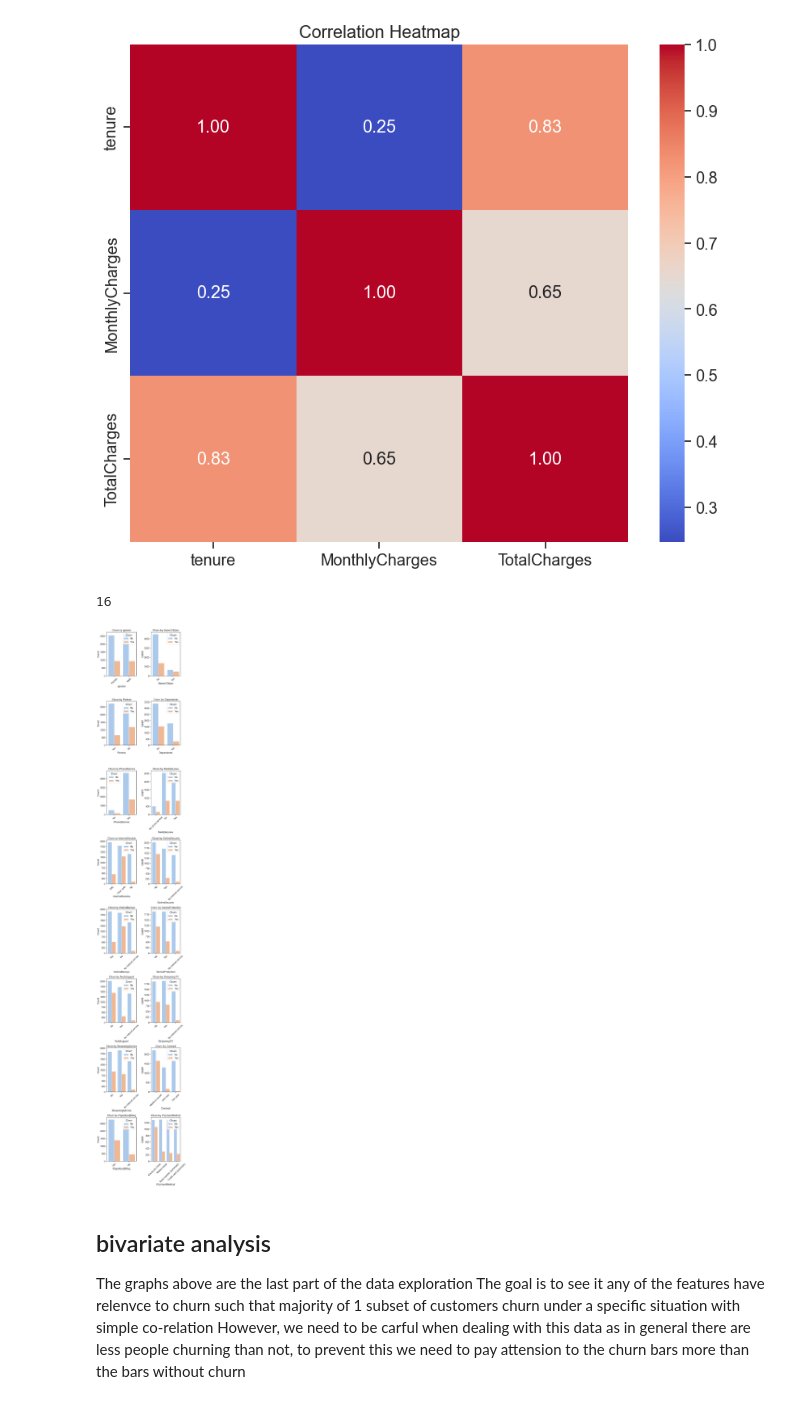
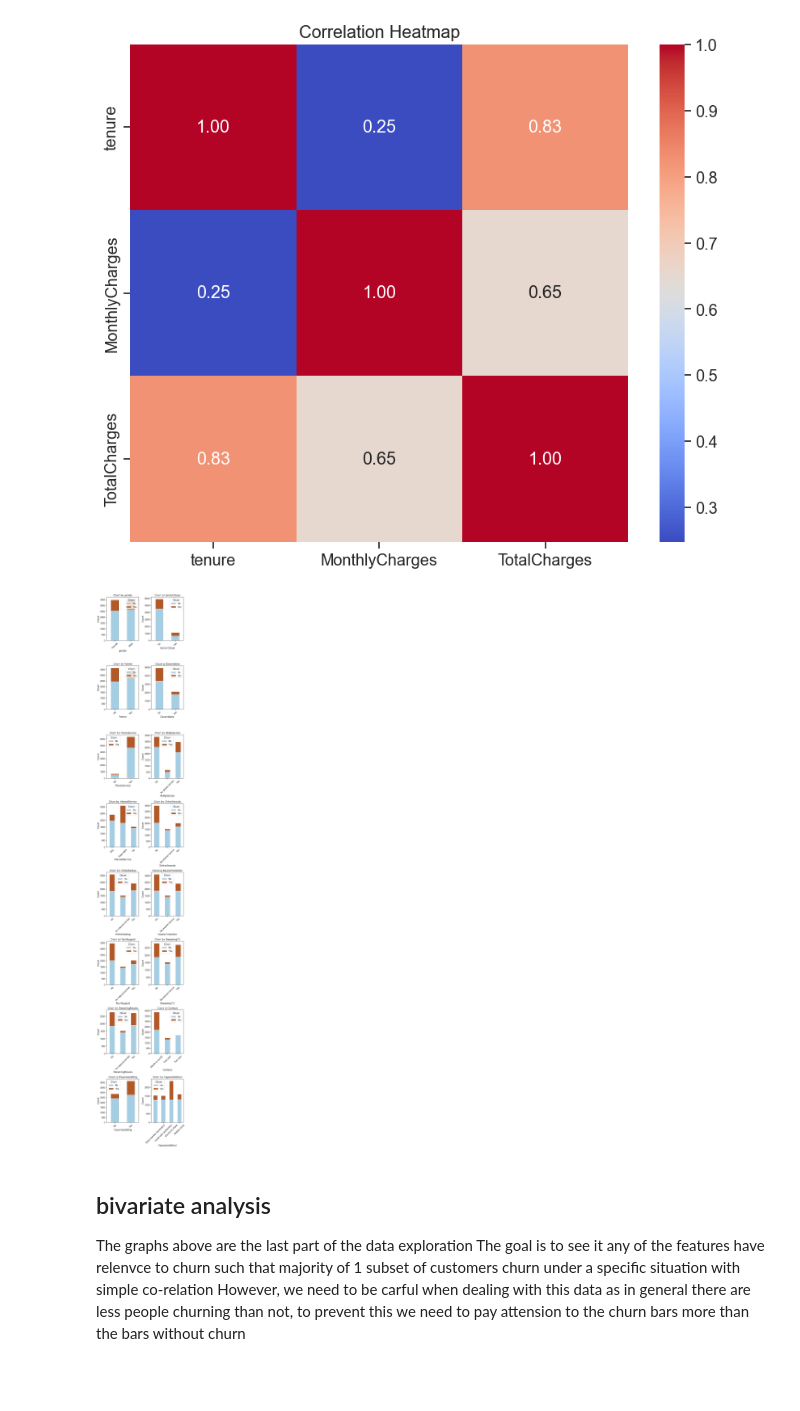
Before and after one commit to aakash-tir/customer-churn, a Jupyter notebook: customer_chrun.ipynb, the cells around one changed output. Cells and saved outputs as stored; diff of their text form; code cells hidden in the pictures; blank space fills up the shorter version.

Commit message:
changed to stacked barplots

```diff
--- a/customer_chrun.ipynb
+++ b/customer_chrun.ipynb
@@ -182,26 +182,41 @@ plt.show()
 [figure]
 # %%
 
-# List of all categorical columns you want to compare with 'Churn'
+# remove churn since used as hue
 #non_numeric_cols.remove('Churn')
-print(len(non_numeric_cols))
-# Set up subplots (1 row per feature)
+
+
 fig, axes = plt.subplots(math.ceil(len(non_numeric_cols)/2), 2, figsize=(8, 3*len(non_numeric_cols)))
 axes = axes.flatten()
-
+'''
+# side by side bars for churn vs other catergorical var
 for i, col in enumerate(non_numeric_cols):
     ax = axes[i] if len(non_numeric_cols) > 1 else axes
     sns.countplot(data=data, x=col, hue='Churn', ax=ax, palette='pastel')
     ax.set_title(f'Churn by {col}')
     ax.set_ylabel("Count")
     ax.set_xlabel(col)
     ax.tick_params(axis='x', rotation=45)
+    '''
+
+#stacked barplots
+
+for i, col in enumerate(non_numeric_cols):
+    stacked = data.groupby([col, 'Churn']).size().unstack(fill_value=0)
+    stacked.plot(kind='bar', stacked=True, ax=axes[i], colormap='Paired')
+    axes[i].set_title(f'Churn by {col}')
+    axes[i].set_xlabel(col)
+    axes[i].set_ylabel("Count")
+    axes[i].tick_params(axis='x', rotation=45)
+
+# Hide unused plots
+for j in range(i + 1, len(axes)):
+    fig.delaxes(axes[j])
 
 plt.tight_layout()
 plt.show()
 # %% [output]
-16
-[figure, old version]
+[figure, new version]
 # %% [markdown]
 ## bivariate analysis
 The graphs above are the last part of the data exploration
```
